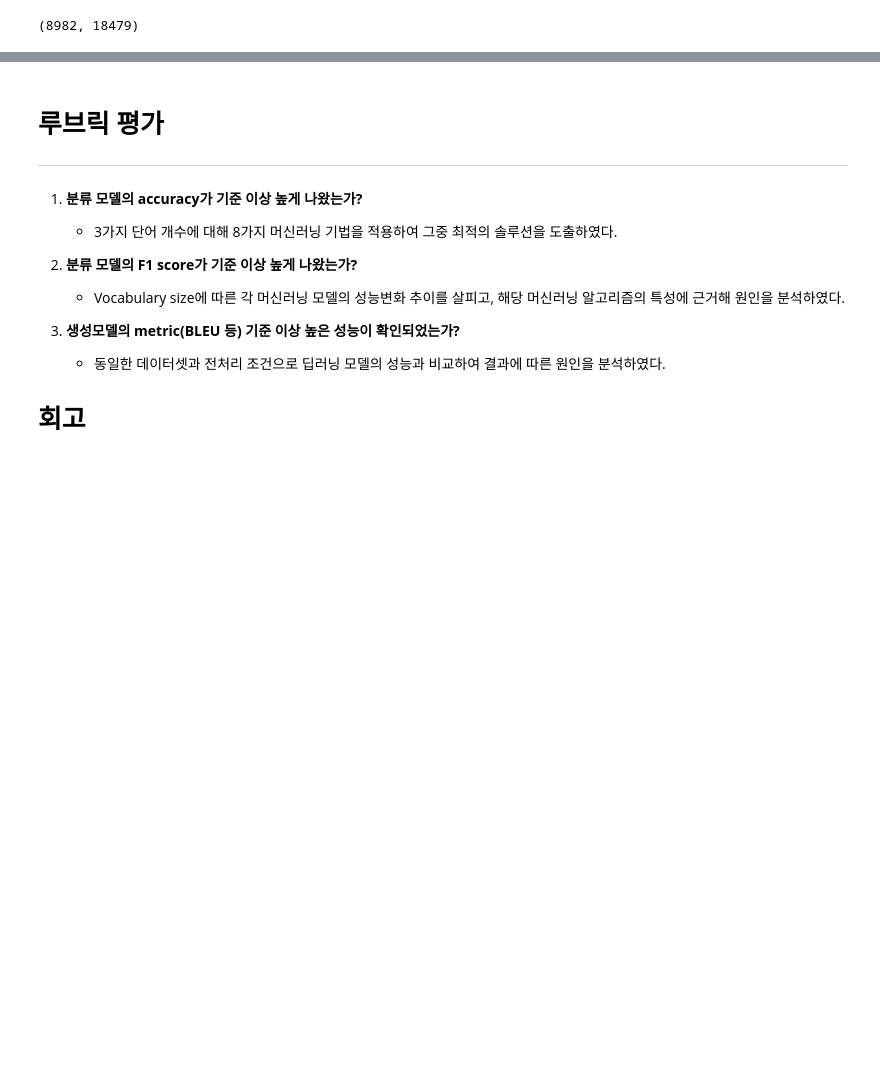
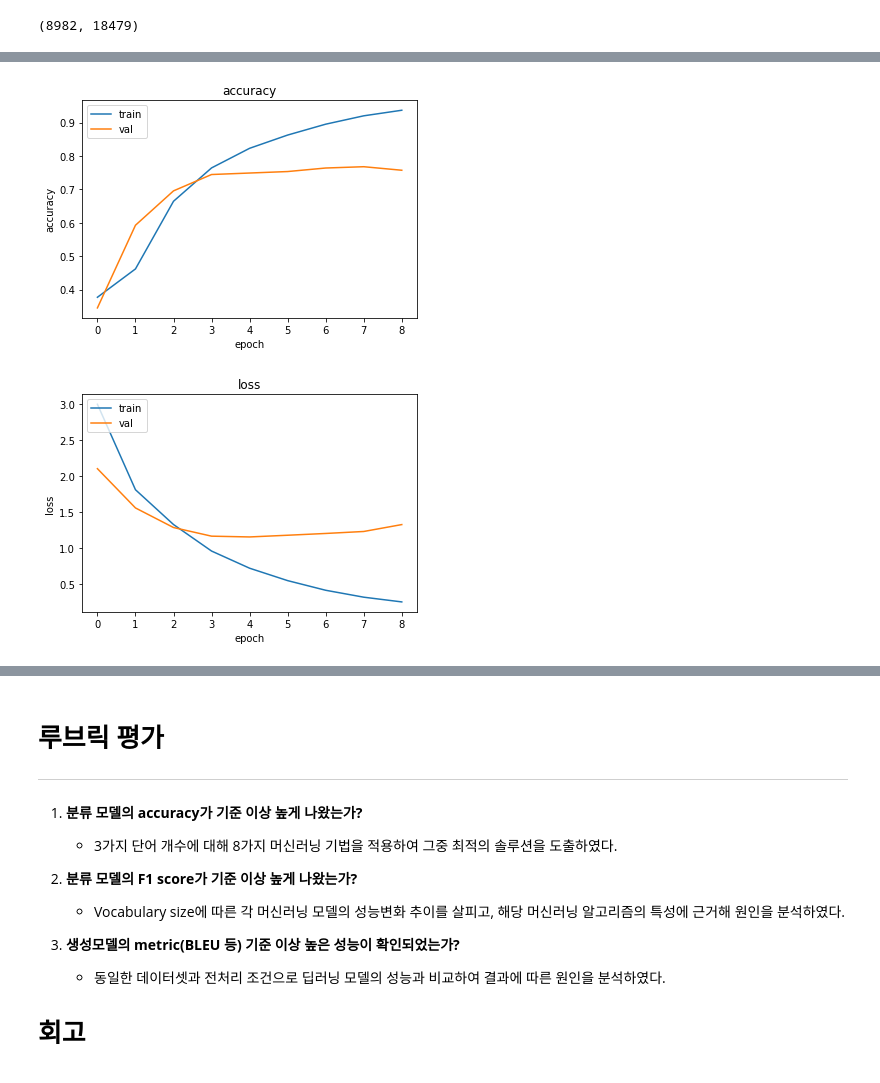
Before and after one commit to miinkang/AI_Project_AIFFEL, a Jupyter notebook: [GD-4]TFIDF_vectorization.ipynb, the cells around one changed output, grey strips where cells are left out. Drawn from its saved outputs; the diff is of its cells as text; code cells hidden in the pictures; blank space fills up the shorter version.

```diff
--- a/[GD-4]TFIDF_vectorization.ipynb
+++ b/[GD-4]TFIDF_vectorization.ipynb
@@ -491,0 +600,3 @@ Please also refer to the documentation for alternative solver options:
+# %%
+results = model_LSTM.evaluate(tfidfv_test_20k_arr,  y_test_20k, verbose=2)
+print(results)
@@ -491,0 +635,17 @@ Please also refer to the documentation for alternative solver options:
+# %%
+es = keras.callbacks.EarlyStopping(monitor='val_loss', mode='min', verbose=1, patience=4)
+
+model_LSTM_dense.compile(optimizer='adam',
+              loss='sparse_categorical_crossentropy',
+              metrics=['accuracy'])
+
+epochs=20
+batch_size=64
+
+history_LSTM_dense = model_LSTM_dense.fit(tfidfv_20k_desnse,
+                                y_train_20k,
+                                epochs=epochs,
+                                batch_size=batch_size,
+                                callbacks=[es],
+                                validation_split=0.2,
+                                verbose=1)
@@ -491,0 +739,2 @@ Please also refer to the documentation for alternative solver options:
+# %%
+history_dense, model_dense = rnn()
@@ -491,0 +759,23 @@ Please also refer to the documentation for alternative solver options:
+# %%
+def visualize_train(train_history):
+    # summarize history for accuracy
+    plt.plot(train_history.history['accuracy'])
+    plt.plot(train_history.history['val_accuracy'])
+    plt.title('accuracy')
+    plt.ylabel('accuracy')
+    plt.xlabel('epoch')
+    plt.legend(['train', 'val'], loc='upper left')
+    plt.show()
+    # summarize history for loss
+    plt.plot(train_history.history['loss'])
+    plt.plot(train_history.history['val_loss'])
+    plt.title('loss')
+    plt.ylabel('loss')
+    plt.xlabel('epoch')
+    plt.legend(['train', 'val'], loc='upper left')
+    plt.show()
+# %%
+visualize_train(history_dense)
+# %% [output]
+[figure, added]
+[figure, added]
```
Also changed, not shown: parts of 28 cells of this notebook.
